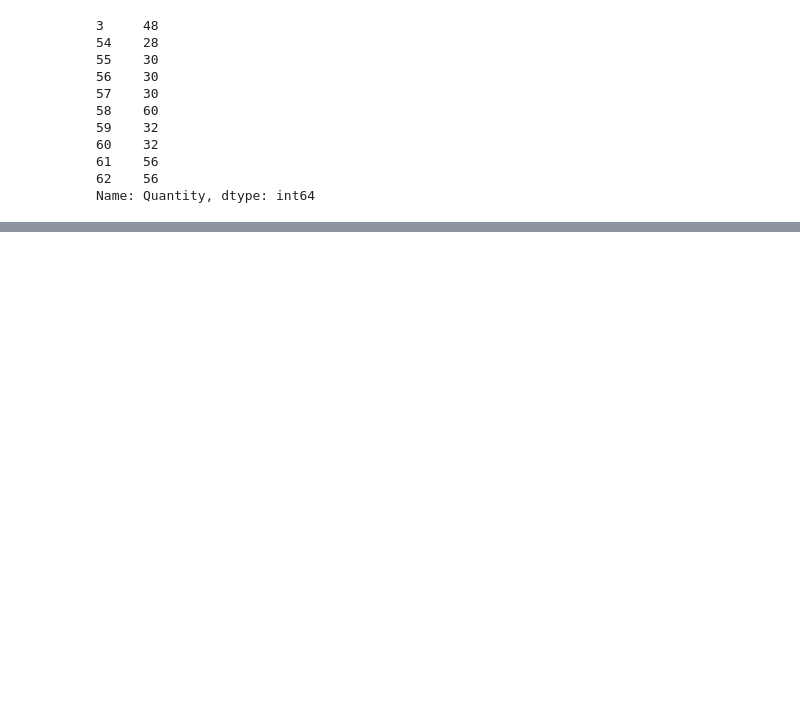
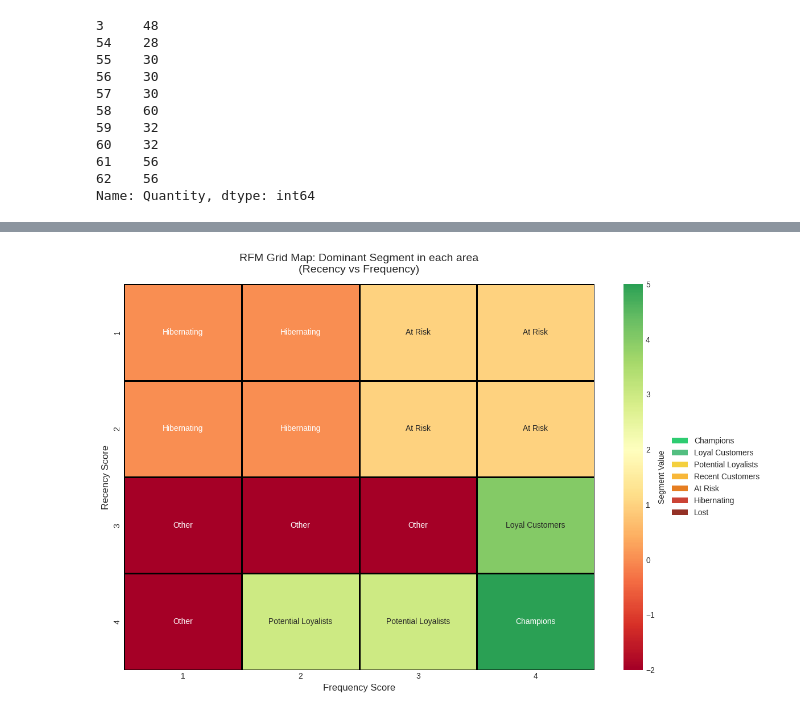
Before and after one commit to Ali-Zabiiihian/moq-price-analysis, a Jupyter notebook: moq price analysis.ipynb, the cells around one changed output, grey strips where cells are left out. Cells and saved outputs as stored; diff of their text form; code cells hidden in the pictures; blank space fills up the shorter version.

```diff
--- a/moq price analysis.ipynb
+++ b/moq price analysis.ipynb
@@ -935,0 +1052,13 @@ ax1.axvline(df['Quantity'].median(), color='green', linestyle='--', linewidth=2,
+# %%
+# calculating the RFM score by dividing each metric by 4 categories
+
+# for recency the smaller the score the better!
+rfm['R_Score'] = pd.qcut(rfm['Recency'], q=4, labels=[4, 3, 2, 1])
+
+# for frequency and monetary the larger the score the better!
+rfm['F_Score'] = pd.qcut(rfm['Frequency'].rank(method='first'), q=4, labels=[1, 2, 3, 4])
+rfm['M_Score'] = pd.qcut(rfm['Monetary'], q=4, labels=[1, 2, 3, 4])
+
+# combining for the Final score
+rfm['RFM_Score'] = rfm['R_Score'].astype(str) + rfm['F_Score'].astype(str) + rfm['M_Score'].astype(str)
+rfm['RFM_Score'].head(6)
@@ -935,0 +1308,51 @@ ax1.axvline(df['Quantity'].median(), color='green', linestyle='--', linewidth=2,
+# %%
+# combined RFM grid with segments
+def get_dominant_segment(group):
+    return group['Segment'].mode()[0] if len(group) > 0 else 'Unknown'
+
+segment_grid = rfm_viz.groupby(['R_Score', 'F_Score']).apply(get_dominant_segment).unstack(fill_value='')
+
+segment_colors = {
+    'Champions': 5,
+    'Loyal Customers': 4,
+    'Potential Loyalists': 3,
+    'Recent Customers': 2,
+    'At Risk': 1,
+    'Hibernating': 0,
+    'Lost': -1,
+    '': -2  # empty cells
+}
+
+segment_grid_numeric = segment_grid.applymap(lambda x: segment_colors.get(x, -2))
+
+fig, ax = plt.subplots(figsize=(12, 8))
+
+sns.heatmap(segment_grid_numeric, annot=segment_grid.values, fmt='',
+            cmap='RdYlGn', center=2,
+            cbar_kws={'label': 'Segment Value'},
+            linewidths=1, linecolor='black',
+            ax=ax)
+
+ax.set_title('RFM Grid Map: Dominant Segment in each area\n(Recency vs Frequency)',
+             fontsize=14, pad=15)
+ax.set_xlabel('Frequency Score', fontsize=12)
+ax.set_ylabel('Recency Score', fontsize=12)
+ax.invert_yaxis()
+
+from matplotlib.patches import Patch
+legend_elements = [
+    Patch(facecolor='#2ECC71', label='Champions'),
+    Patch(facecolor='#52BE80', label='Loyal Customers'),
+    Patch(facecolor='#F4D03F', label='Potential Loyalists'),
+    Patch(facecolor='#F8B739', label='Recent Customers'),
+    Patch(facecolor='#E67E22', label='At Risk'),
+    Patch(facecolor='#CB4335', label='Hibernating'),
+    Patch(facecolor='#943126', label='Lost')
+]
+ax.legend(handles=legend_elements, loc='center left', bbox_to_anchor=(1.15, 0.5))
+
+plt.tight_layout()
+plt.savefig('eda_rfm_segment_grid.png', dpi=300, bbox_inches='tight')
+plt.show()
+# %% [output]
+[figure, added]
```
Also changed, not shown: parts of 34 cells of this notebook.
